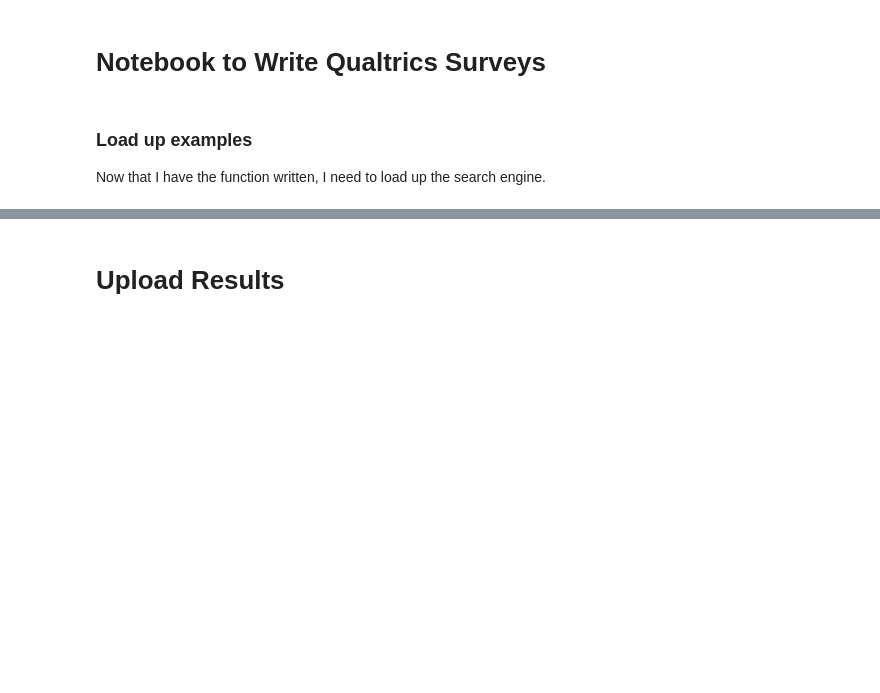
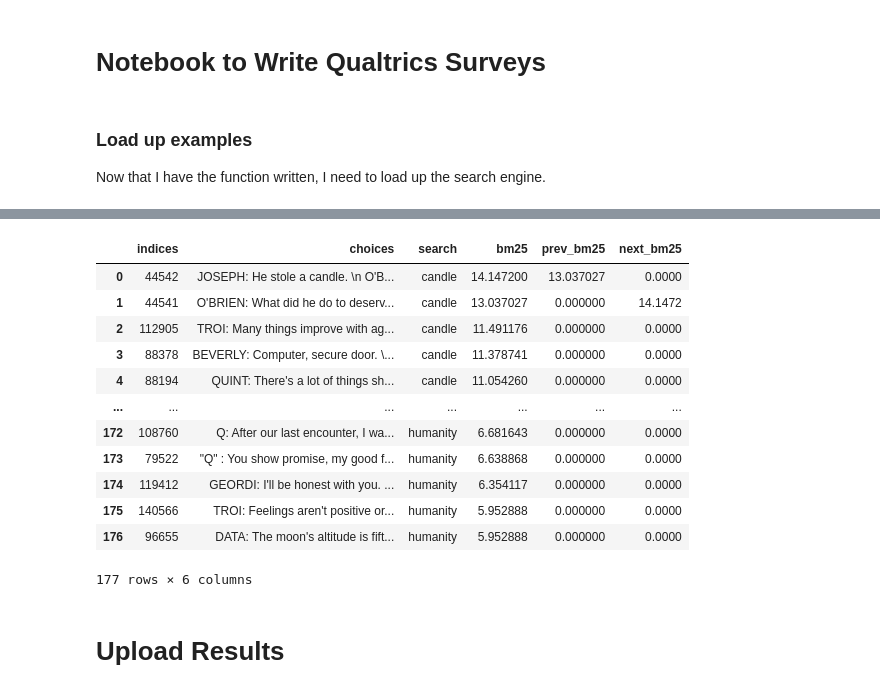
Before and after one commit to scmcqueen/StarTrek_SearchEngine, a Jupyter notebook: qsf_filler.ipynb, the cells around one changed output, grey strips where cells are left out. Drawn from its saved outputs; the diff is of its cells as text; code cells hidden in the pictures; blank space fills up the shorter version.

```diff
--- a/qsf_filler.ipynb
+++ b/qsf_filler.ipynb
@@ -142,7 +142,10 @@ complete.columns = ['index','character', 'quote', 'scene', 'location', 'view',
        'episode', 'date', 'series', 'file']
 complete['quote']=complete['quote'].apply(lambda text: " ".join(text.split()))
 complete['character']=complete['character'].fillna('NA')
-test_engine = ss.search_engine()
+# test_engine = ss.search_engine()
+# test_engine.bulk_load(complete[['quote']].to_dict()['quote'])
+# create instance of search engine
+test_engine = ss.search_engine(name='BM25 Engine',full_data=complete)
+# load data in bulk
 test_engine.bulk_load(complete[['quote']].to_dict()['quote'])
-test_engine.add_df(complete)
 # %% [output]
@@ -157,2 +153,4 @@ choices = [' '.join(x) for x in search_results]
+# %%
+results=test_engine.bw_search('candle',20,True)
 # %%
 keywords_1 =  ['candle','dream','doctor','bajor','prophets','inequality','struggle','engineer','prune','humanity']
@@ -160,25 +181,48 @@ keywords_1 =  ['candle','dream','doctor','bajor','prophets','inequality','strugg
 indices = []
 choices = []
 search_term = []
+bm25 = [] # new
+bm25_prev = []
+bm25_next = []
 file_input = {}
 
 for term in keywords_1:
     # do the search
-    results=test_engine.bw_search(term,20)
-    search_results = test_engine.pretty_print([x[0] for x in results])
+    results=test_engine.bw_search(term,20,True)
+    #search_results = test_engine.pretty_print([x[0] for x in results])
     # update values
     t_ind = [x[0] for x in results]
-    t_choices = [' '.join(x) for x in search_results]
+    # t_choices = [' '.join(x) for x in search_results]
+    t_choices = [test_engine.pretty_print(x[0]) for x in results]
     t_search = [term]*len(t_ind)
     # update big list
     indices+=t_ind
     choices+=t_choices
     search_term+=t_search
+    bm25 +=[x[1] for x in results]
+    bm25_prev +=[x[2] for x in results]
+    bm25_next +=[x[3] for x in results]
     # update the dict
     file_input[term] = t_choices
 
-new_survey_file(choices_dict=file_input,file_name='Evaluation/day_1.qsf',template_name='Query_Template.qsf')
-pd.DataFrame({'indices':indices,'choices':choices,'search':search_term}).to_csv('Evaluation/day_1_data.csv')
+#new_survey_file(choices_dict=file_input,file_name='Evaluation/day_1.qsf',template_name='Query_Template.qsf')
+pd.DataFrame({'indices':indices,'choices':choices,'search':search_term,'bm25':bm25,'prev_bm25':bm25_prev,'next_bm25':bm25_next}).to_csv('Evaluation/day_1_data.csv')
+# %%
+pd.DataFrame({'indices':indices,'choices':choices,'search':search_term,'bm25':bm25,'prev_bm25':bm25_prev,'next_bm25':bm25_next})
+# %% [output]
+|  | indices | choices | search | bm25 | prev_bm25 | next_bm25 |
+| 0 | 44542 | JOSEPH: He stole a candle. \n O'B... | candle | 14.147200 | 13.037027 | 0.0000 |
+| 1 | 44541 | O'BRIEN: What did he do to deserv... | candle | 13.037027 | 0.000000 | 14.1472 |
+| 2 | 112905 | TROI: Many things improve with ag... | candle | 11.491176 | 0.000000 | 0.0000 |
+| 3 | 88378 | BEVERLY: Computer, secure door. \... | candle | 11.378741 | 0.000000 | 0.0000 |
+| 4 | 88194 | QUINT: There's a lot of things sh... | candle | 11.054260 | 0.000000 | 0.0000 |
+| ... | ... | ... | ... | ... | ... | ... |
+| 172 | 108760 | Q: After our last encounter, I wa... | humanity | 6.681643 | 0.000000 | 0.0000 |
+| 173 | 79522 | "Q" : You show promise, my good f... | humanity | 6.638868 | 0.000000 | 0.0000 |
+| 174 | 119412 | GEORDI: I'll be honest with you. ... | humanity | 6.354117 | 0.000000 | 0.0000 |
+| 175 | 140566 | TROI: Feelings aren't positive or... | humanity | 5.952888 | 0.000000 | 0.0000 |
+| 176 | 96655 | DATA: The moon's altitude is fift... | humanity | 5.952888 | 0.000000 | 0.0000 |
+177 rows × 6 columns
 # %%
 keywords_1 =  ['candle','dream','doctor','bajor','prophets','inequality','struggle','engineer','prune','humanity',
                'story', 'religion', 'child', 'molly','counselor']
```
Also changed, not shown: parts of 6 cells of this notebook, 10 other files.
